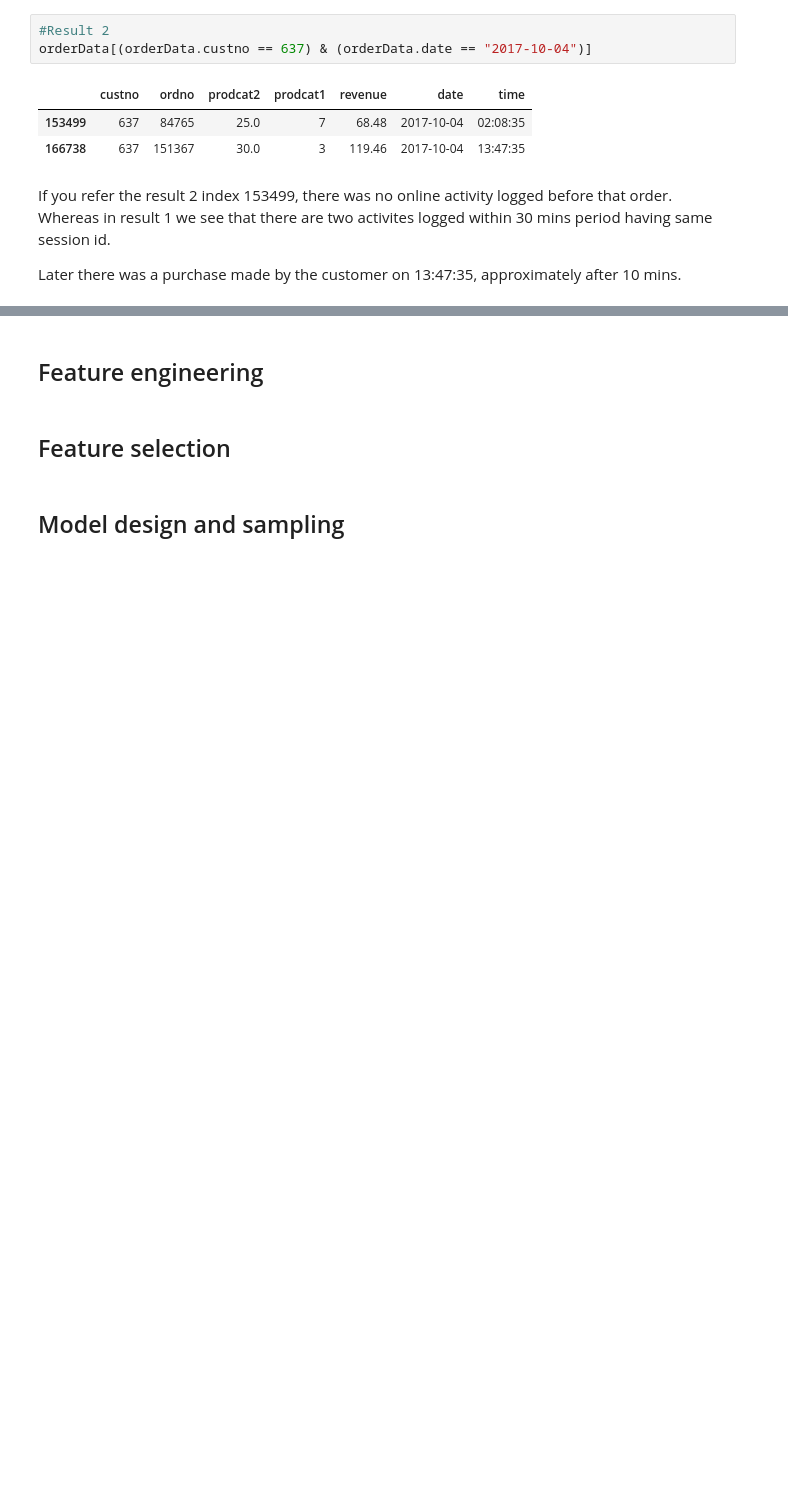
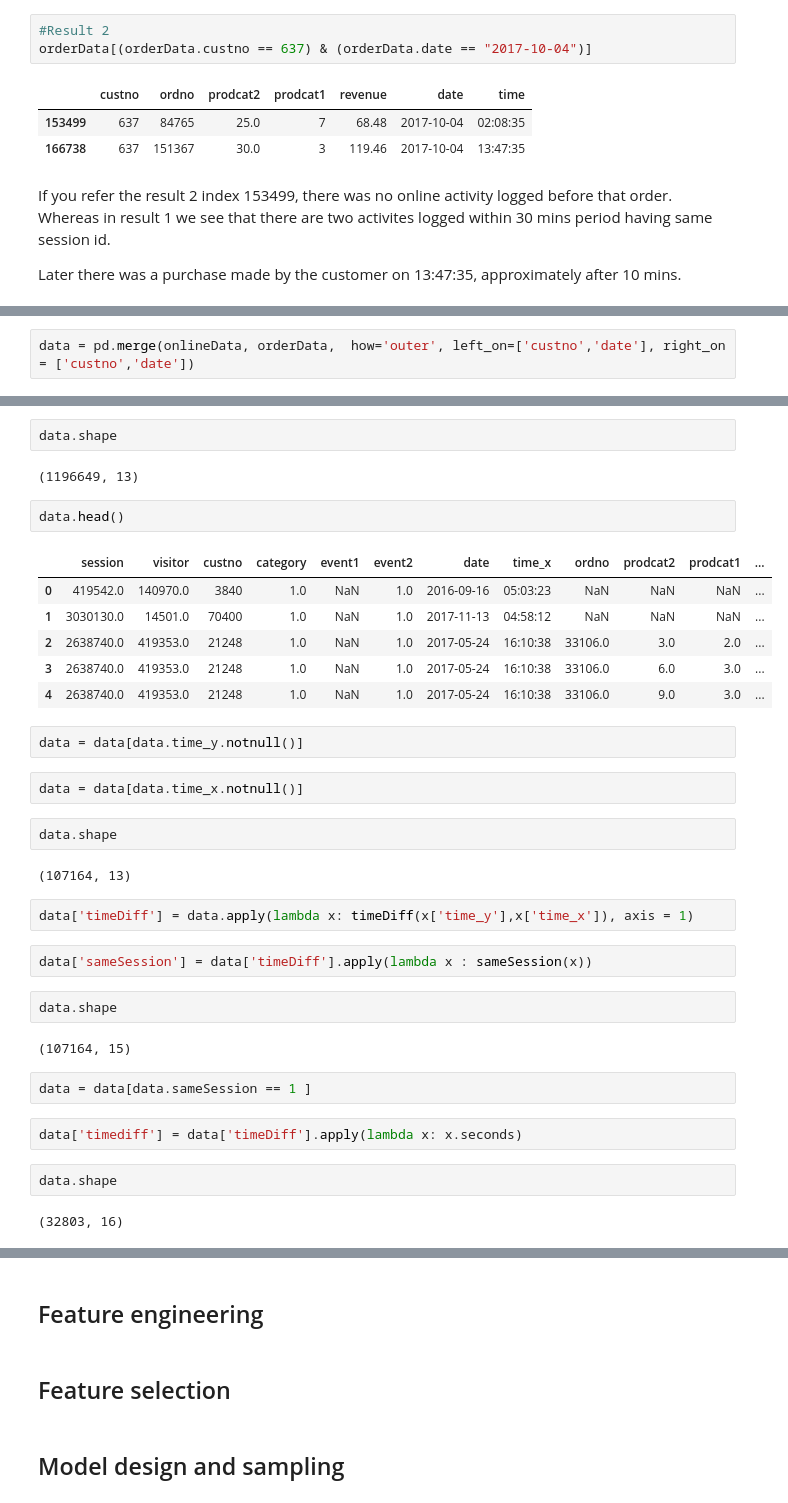
Before and after one commit to AtinMaiti/homework1, a Jupyter notebook: sflydatascience-homework1.ipynb, the cells around one changed output, grey strips where cells are left out. Drawn from its saved outputs; the diff is of its cells as text; blank space fills up the shorter version.

```diff
--- a/sflydatascience-homework1.ipynb
+++ b/sflydatascience-homework1.ipynb
@@ -106,0 +108,2 @@ Therefore I will be filtering records of online sessi
+# %%
+data = pd.merge(onlineData, orderData,  how='outer', left_on=['custno','date'], right_on = ['custno','date'])
@@ -106,0 +120,37 @@ Therefore I will be filtering records of online sessi
+# %%
+data.shape
+# %% [output]
+(1196649, 13)
+# %%
+data.head()
+# %% [output]
+|  | session | visitor | custno | category | event1 | event2 | date | time_x | ordno | prodcat2 | prodcat1 | ... |
+| 0 | 419542.0 | 140970.0 | 3840 | 1.0 | NaN | 1.0 | 2016-09-16 | 05:03:23 | NaN | NaN | NaN | ... |
+| 1 | 3030130.0 | 14501.0 | 70400 | 1.0 | NaN | 1.0 | 2017-11-13 | 04:58:12 | NaN | NaN | NaN | ... |
+| 2 | 2638740.0 | 419353.0 | 21248 | 1.0 | NaN | 1.0 | 2017-05-24 | 16:10:38 | 33106.0 | 3.0 | 2.0 | ... |
+| 3 | 2638740.0 | 419353.0 | 21248 | 1.0 | NaN | 1.0 | 2017-05-24 | 16:10:38 | 33106.0 | 6.0 | 3.0 | ... |
+| 4 | 2638740.0 | 419353.0 | 21248 | 1.0 | NaN | 1.0 | 2017-05-24 | 16:10:38 | 33106.0 | 9.0 | 3.0 | ... |
+# %%
+data = data[data.time_y.notnull()]
+# %%
+data = data[data.time_x.notnull()]
+# %%
+data.shape
+# %% [output]
+(107164, 13)
+# %%
+data['timeDiff'] = data.apply(lambda x: timeDiff(x['time_y'],x['time_x']), axis = 1)
+# %%
+data['sameSession'] = data['timeDiff'].apply(lambda x : sameSession(x))
+# %%
+data.shape
+# %% [output]
+(107164, 15)
+# %%
+data = data[data.sameSession == 1 ]
+# %%
+data['timediff'] = data['timeDiff'].apply(lambda x: x.seconds)
+# %%
+data.shape
+# %% [output]
+(32803, 16)
```
Also changed, not shown: parts of 51 cells of this notebook.
